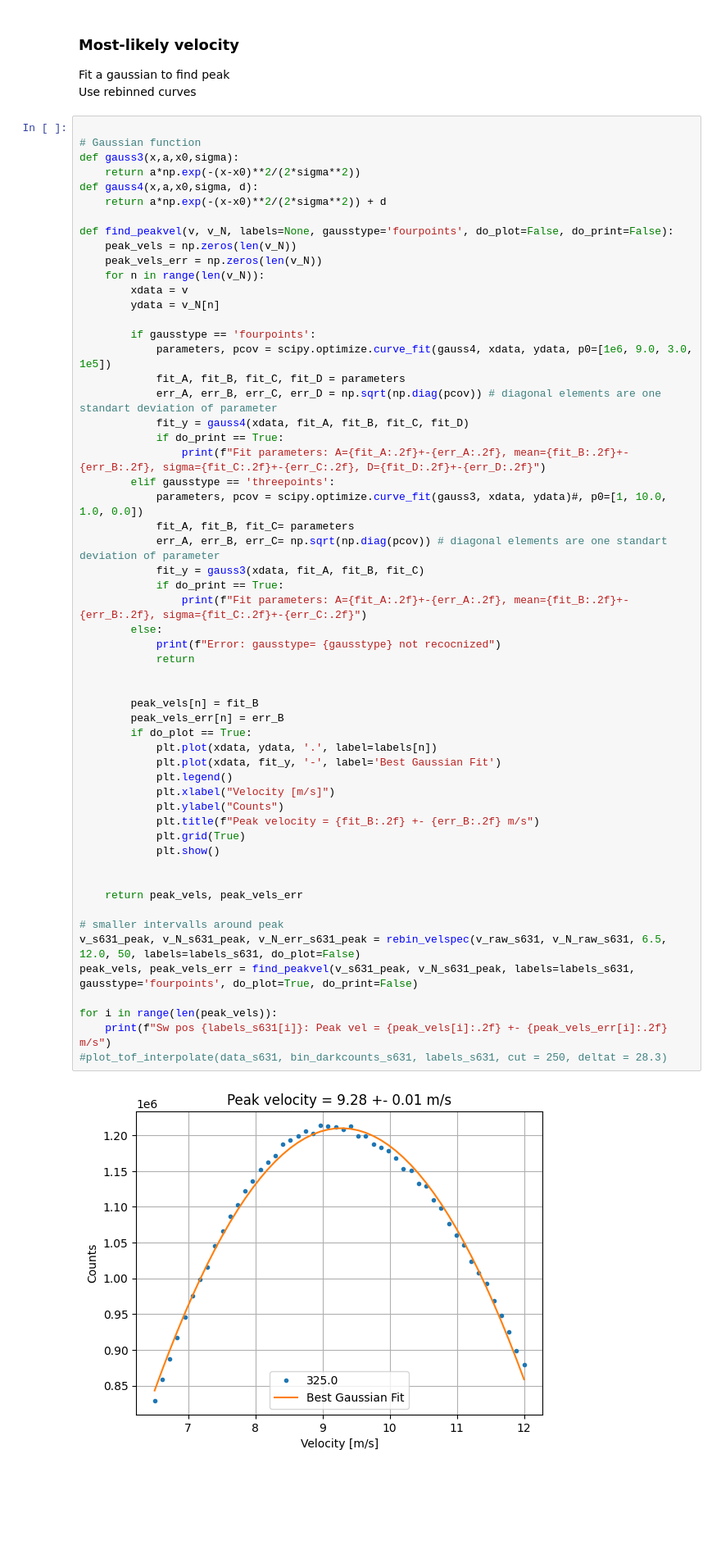
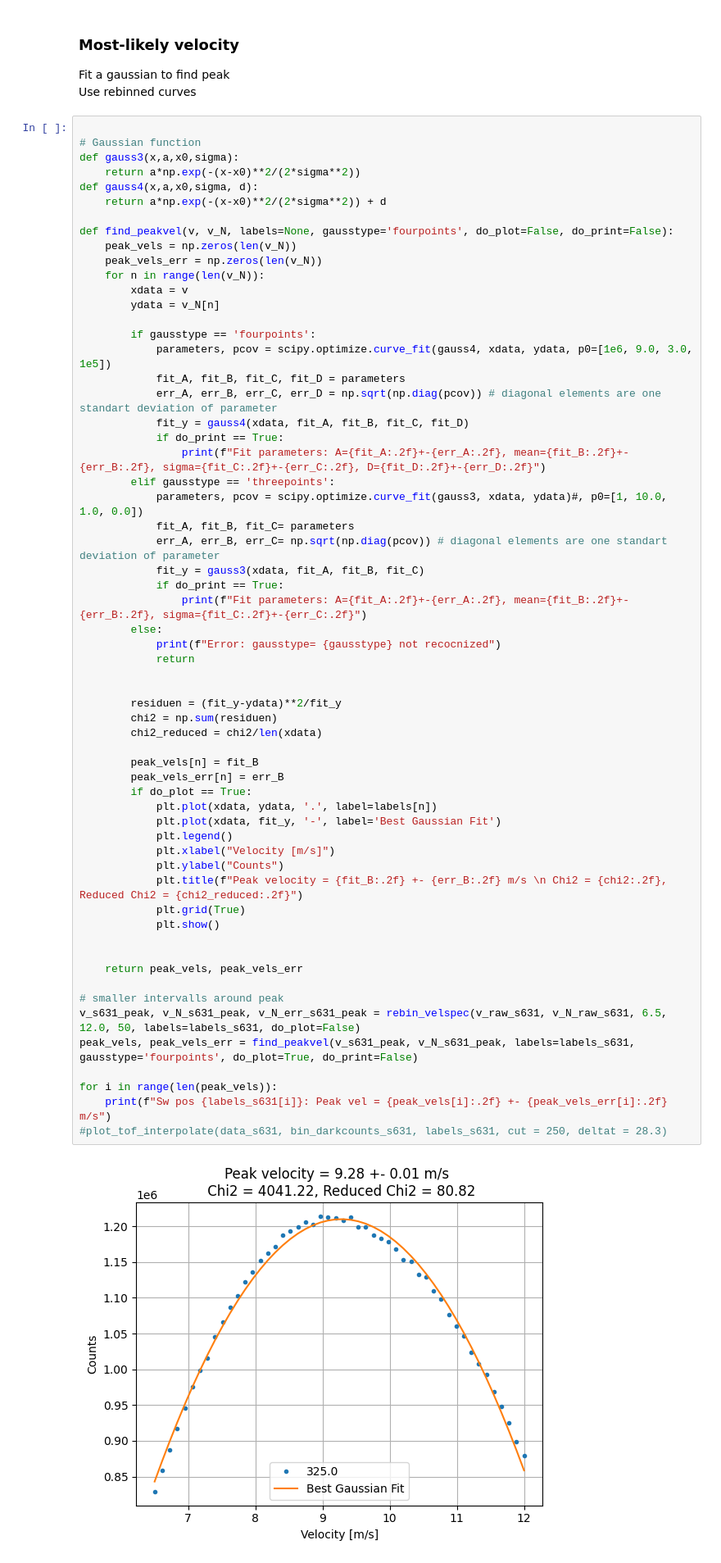
Before and after one commit to felixfisc/qBounce_turbine_sweetspot, a Jupyter notebook: cascade_ToF.ipynb, the cells around one changed output. Shown at 82% size. Cells and saved outputs as stored; diff of their text form; blank space fills up the shorter version.

```diff
--- a/cascade_ToF.ipynb
+++ b/cascade_ToF.ipynb
@@ -1067,32 +1067,36 @@ def find_peakvel(v, v_N, labels=None, gausstype='fourpoints', do_plot=False, do_
             fit_y = gauss3(xdata, fit_A, fit_B, fit_C)
             if do_print == True:
                 print(f"Fit parameters: A={fit_A:.2f}+-{err_A:.2f}, mean={fit_B:.2f}+-{err_B:.2f}, sigma={fit_C:.2f}+-{err_C:.2f}")
         else:
             print(f"Error: gausstype= {gausstype} not recocnized")
             return
 
 
+        residuen = (fit_y-ydata)**2/fit_y
+        chi2 = np.sum(residuen)
+        chi2_reduced = chi2/len(xdata)
+
         peak_vels[n] = fit_B
         peak_vels_err[n] = err_B
         if do_plot == True:
             plt.plot(xdata, ydata, '.', label=labels[n])
             plt.plot(xdata, fit_y, '-', label='Best Gaussian Fit')
             plt.legend()
             plt.xlabel("Velocity [m/s]")
             plt.ylabel("Counts")
-            plt.title(f"Peak velocity = {fit_B:.2f} +- {err_B:.2f} m/s")
+            plt.title(f"Peak velocity = {fit_B:.2f} +- {err_B:.2f} m/s \n Chi2 = {chi2:.2f}, Reduced Chi2 = {chi2_reduced:.2f}")
             plt.grid(True)
             plt.show()
 
 
     return peak_vels, peak_vels_err
 
 # smaller intervalls around peak
 v_s631_peak, v_N_s631_peak, v_N_err_s631_peak = rebin_velspec(v_raw_s631, v_N_raw_s631, 6.5, 12.0, 50, labels=labels_s631, do_plot=False)
 peak_vels, peak_vels_err = find_peakvel(v_s631_peak, v_N_s631_peak, labels=labels_s631, gausstype='fourpoints', do_plot=True, do_print=False)
 
 for i in range(len(peak_vels)):
     print(f"Sw pos {labels_s631[i]}: Peak vel = {peak_vels[i]:.2f} +- {peak_vels_err[i]:.2f} m/s")
 #plot_tof_interpolate(data_s631, bin_darkcounts_s631, labels_s631, cut = 250, deltat = 28.3)
 # %% [output]
-[figure, old version]
+[figure, new version]
```
Also changed, not shown: parts of 1 cell of this notebook.
